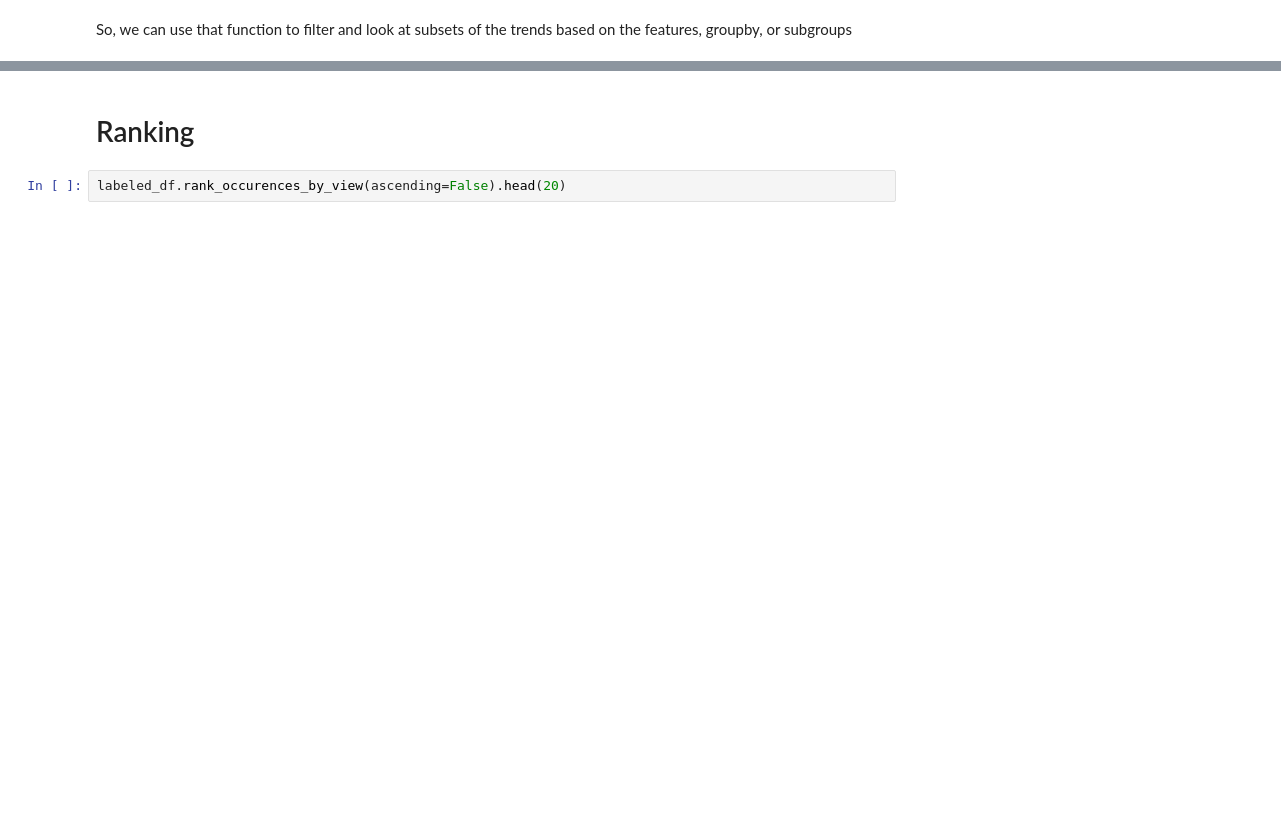
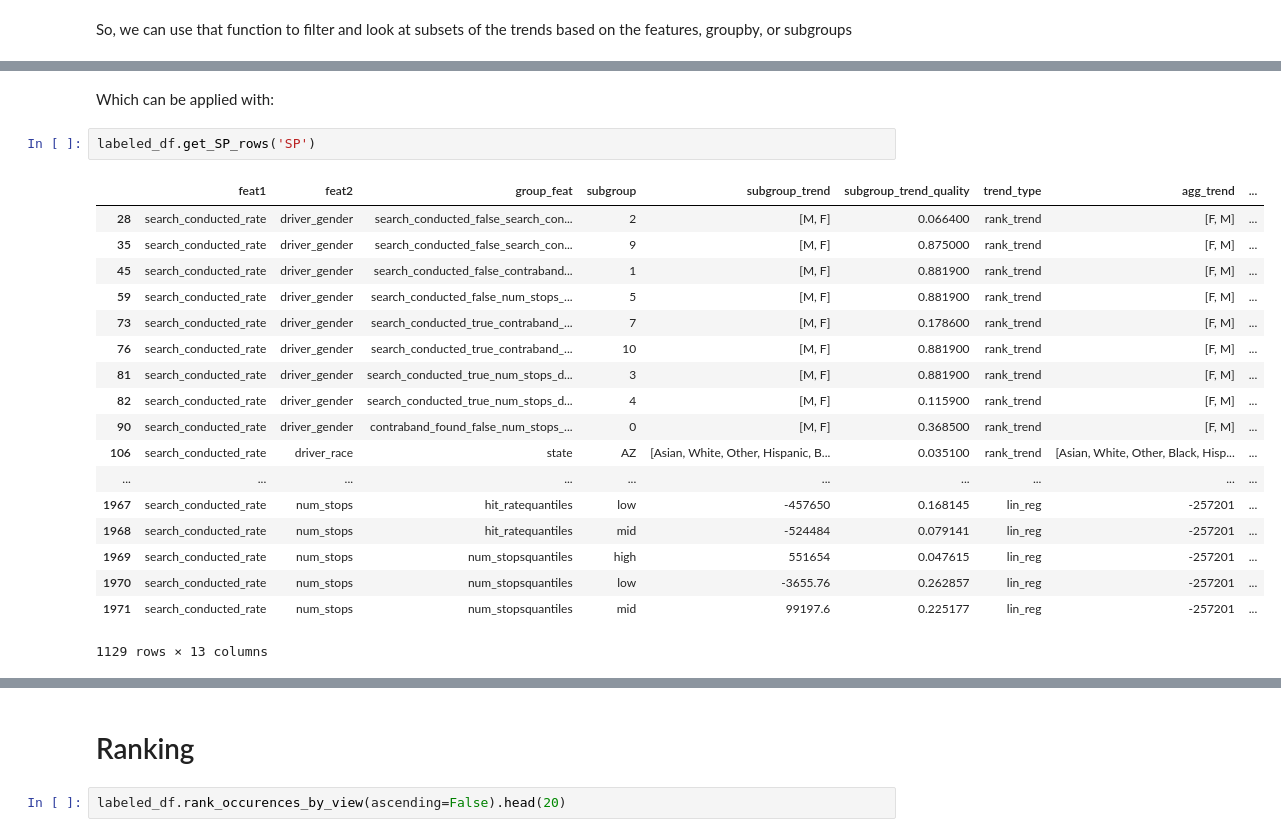
Before and after one commit to fairnessforensics/wiggum, a Jupyter notebook: research_notebooks/01_basic_demo.ipynb, the cells around one changed output, grey strips where cells are left out. Saved outputs shown, nothing was run; the diff lists cells and outputs as text; blank space fills up the shorter version.

```diff
--- a/research_notebooks/01_basic_demo.ipynb
+++ b/research_notebooks/01_basic_demo.ipynb
@@ -361,0 +445,23 @@ labeled_df.get_SP_rows(thresh=.2)
+# %% [markdown]
+Which can be applied with:
+# %%
+labeled_df.get_SP_rows('SP')
+# %% [output]
+|  | feat1 | feat2 | group_feat | subgroup | subgroup_trend | subgroup_trend_quality | trend_type | agg_trend | ... |
+| 28 | search_conducted_rate | driver_gender | search_conducted_false_search_con... | 2 | [M, F] | 0.066400 | rank_trend | [F, M] | ... |
+| 35 | search_conducted_rate | driver_gender | search_conducted_false_search_con... | 9 | [M, F] | 0.875000 | rank_trend | [F, M] | ... |
+| 45 | search_conducted_rate | driver_gender | search_conducted_false_contraband... | 1 | [M, F] | 0.881900 | rank_trend | [F, M] | ... |
+| 59 | search_conducted_rate | driver_gender | search_conducted_false_num_stops_... | 5 | [M, F] | 0.881900 | rank_trend | [F, M] | ... |
+| 73 | search_conducted_rate | driver_gender | search_conducted_true_contraband_... | 7 | [M, F] | 0.178600 | rank_trend | [F, M] | ... |
+| 76 | search_conducted_rate | driver_gender | search_conducted_true_contraband_... | 10 | [M, F] | 0.881900 | rank_trend | [F, M] | ... |
+| 81 | search_conducted_rate | driver_gender | search_conducted_true_num_stops_d... | 3 | [M, F] | 0.881900 | rank_trend | [F, M] | ... |
+| 82 | search_conducted_rate | driver_gender | search_conducted_true_num_stops_d... | 4 | [M, F] | 0.115900 | rank_trend | [F, M] | ... |
+| 90 | search_conducted_rate | driver_gender | contraband_found_false_num_stops_... | 0 | [M, F] | 0.368500 | rank_trend | [F, M] | ... |
+| 106 | search_conducted_rate | driver_race | state | AZ | [Asian, White, Other, Hispanic, B... | 0.035100 | rank_trend | [Asian, White, Other, Black, Hisp... | ... |
+| ... | ... | ... | ... | ... | ... | ... | ... | ... | ... |
+| 1967 | search_conducted_rate | num_stops | hit_ratequantiles | low | -457650 | 0.168145 | lin_reg | -257201 | ... |
+| 1968 | search_conducted_rate | num_stops | hit_ratequantiles | mid | -524484 | 0.079141 | lin_reg | -257201 | ... |
+| 1969 | search_conducted_rate | num_stops | num_stopsquantiles | high | 551654 | 0.047615 | lin_reg | -257201 | ... |
+| 1970 | search_conducted_rate | num_stops | num_stopsquantiles | low | -3655.76 | 0.262857 | lin_reg | -257201 | ... |
+| 1971 | search_conducted_rate | num_stops | num_stopsquantiles | mid | 99197.6 | 0.225177 | lin_reg | -257201 | ... |
+1129 rows × 13 columns
```
Also changed, not shown: parts of 21 cells of this notebook, 1 other file.
